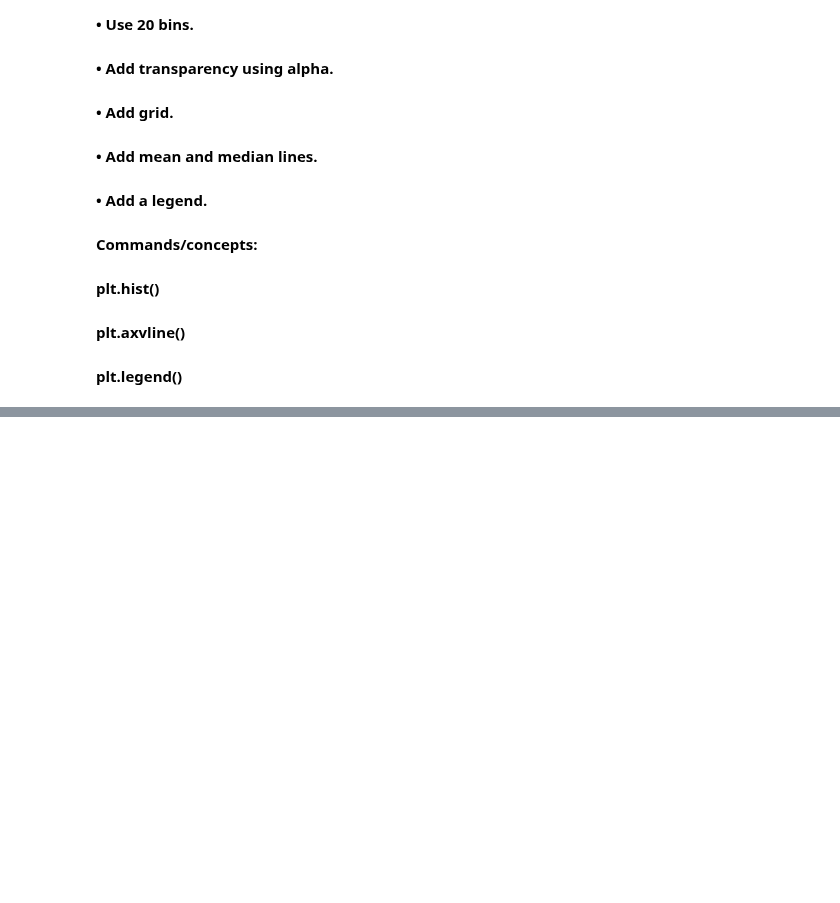
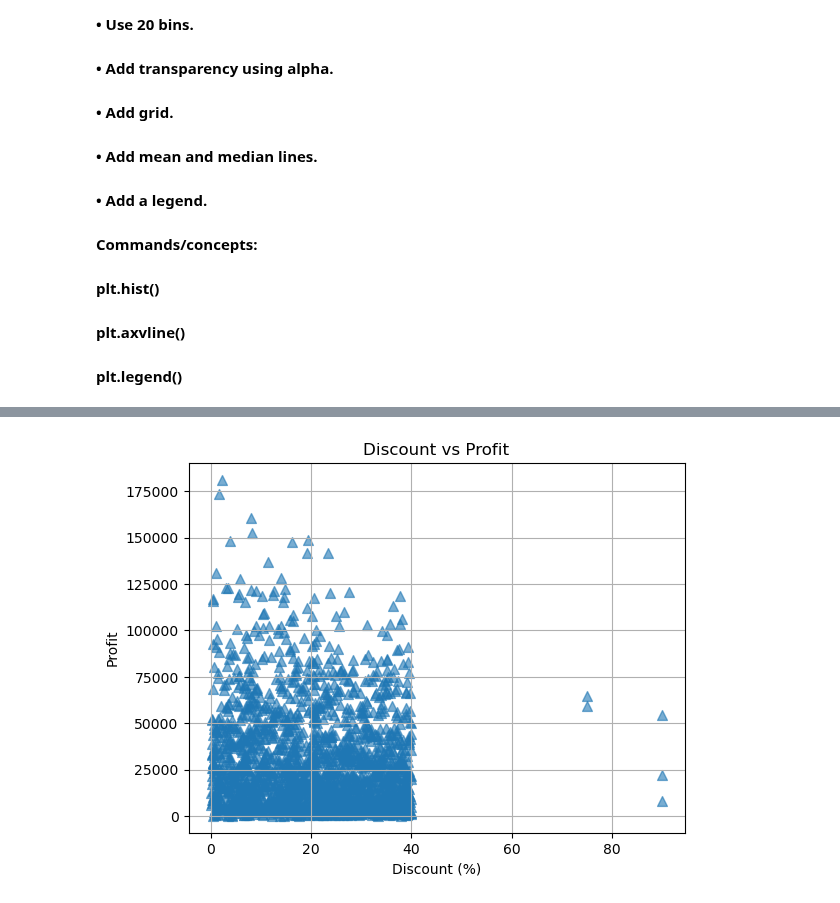
Before and after one commit to rohitdeore2151/python-daily-task, a Jupyter notebook: Task 41 Matplotlib — 15 Visualization Questions.ipynb, the cells around one changed output, grey strips where cells are left out. Cells and saved outputs as stored; diff of their text form; code cells hidden in the pictures; blank space fills up the shorter version.

```diff
--- a/Task 41 Matplotlib — 15 Visualization Questions.ipynb
+++ b/Task 41 Matplotlib — 15 Visualization Questions.ipynb
@@ -183,0 +261,24 @@ plt.show()
+# %%
+# Create scatter plot
+plt.scatter(
+    df['discount'],
+    df['profit'],
+    s=50,
+    alpha=0.6,
+    marker='^'
+)
+
+# Add title
+plt.title('Discount vs Profit')
+
+# Add axis labels
+plt.xlabel('Discount (%)')
+plt.ylabel('Profit')
+
+# Add grid
+plt.grid(True)
+
+# Show chart
+plt.show()
+# %% [output]
+[figure, added]
```
Also changed, not shown: parts of 20 cells of this notebook.
